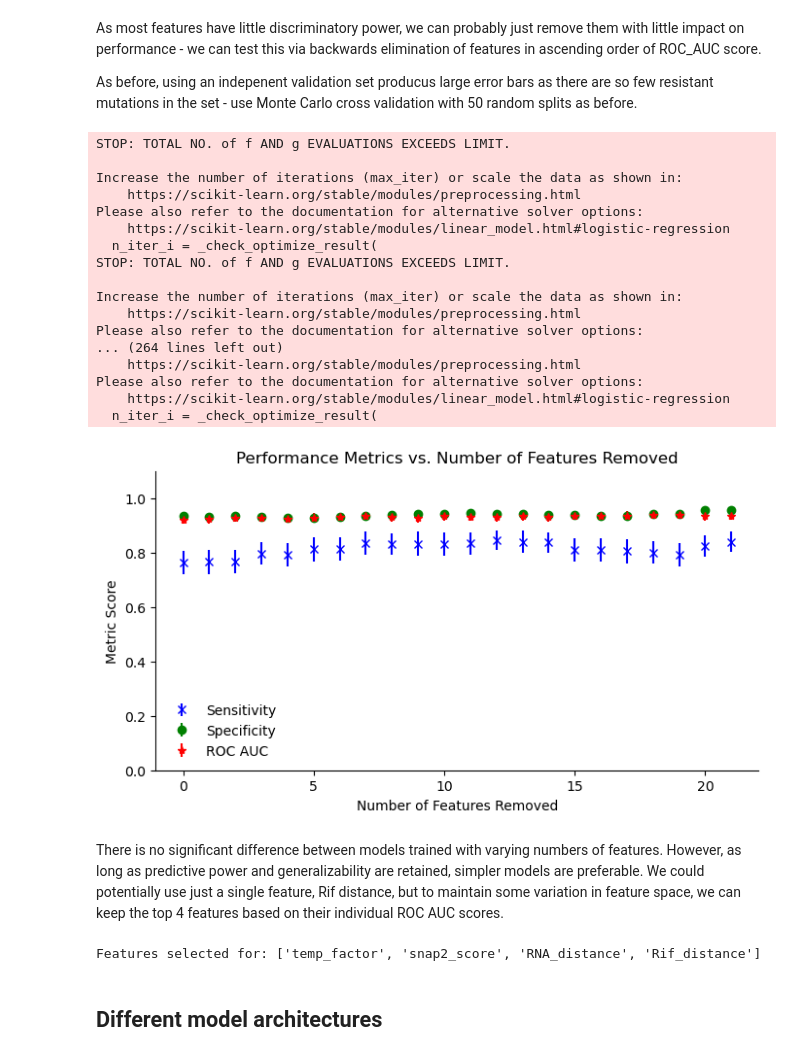
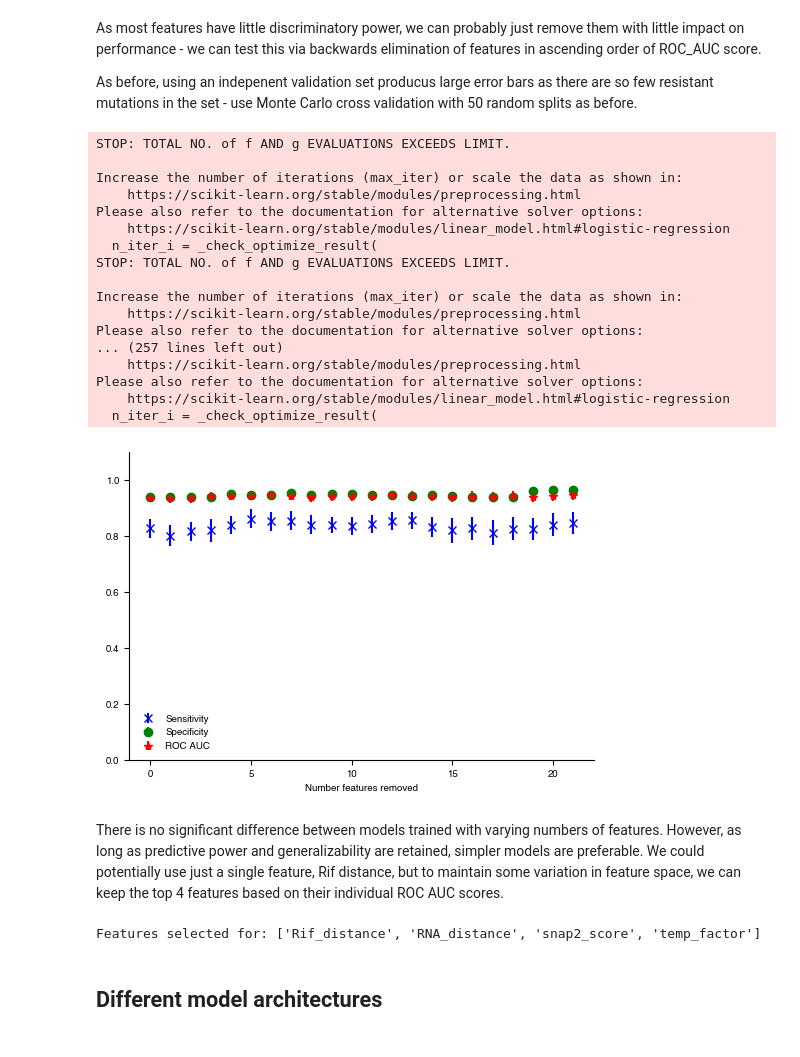
Before and after one commit to fowler-lab/predict-rifampicin-resistance, a Jupyter notebook: Results_2.ipynb, the cells around one changed output. Cells and saved outputs as stored; diff of their text form; code cells hidden in the pictures.

Commit message:
figures

```diff
--- a/Results_2.ipynb
+++ b/Results_2.ipynb
@@ -134,8 +141,7 @@ We will also optimise for recall using scikit learns native parameter optimisati
 # %%
 outputs = {}
 feature_list = data.columns[4:]
-results = {feat: [] for feat in feature_list}
-random_seeds = random.sample(range(1000), 50)  # Generate 50 unique random seeds
+single_feat_results = {feat: [] for feat in feature_list}
 
 # Run the model for each feature and each seed
 for seed in random_seeds:
@@ -145,7 +151,8 @@ for seed in random_seeds:
                         verbose=False, output_plots=False).returning_output(output_plots=False)
         output["seed"] = seed
         output["feature"] = feat
-        results[feat].append(output)
+        single_feat_results[feat].append(output)
 # %%
-utils.plot_metrics_with_ci(results, feature_list, ['Sensitivity', 'Specificity', 'ROC_AUC'], sort_by='ROC_AUC', figsize=(12, 6))
+feature_list = data.columns[4:]
+utils.plot_metrics_with_ci(single_feat_results, feature_list, ['Sensitivity', 'Specificity', 'ROC_AUC'], sort_by='ROC_AUC', figsize=(12, 6))
 # %% [output]
@@ -168,17 +175,16 @@ As most features have little discriminatory power, we can probably just remove t
  As before, using an indepenent validation set producus large error bars as there are so few resistant mutations in the set - use Monte Carlo cross validation with 50 random splits as before.
 # %%
 roc_auc = []
-for feat in results.keys():
-    key_dict = dict(results[feat][0])
+for feat in single_feat_results.keys():
+    key_dict = dict(single_feat_results[feat][0])
     roc_auc.append(key_dict["ROC_AUC"])
 
 sorted_features = sorted(zip(feature_list, roc_auc), key=lambda x: x[1], reverse=False)
 
 sorted_feature_list, sorted_roc_auc = zip(*sorted_features)
 # %%
-random_seeds = random.sample(range(1000), 50)  # Generate 50 unique random seeds
 columns = list(sorted_feature_list) + ['phenotype']
-results = {len(columns) - i - 1: [] for i in range(len(sorted_feature_list))}
+be_results = {len(columns) - i - 1: [] for i in range(len(sorted_feature_list))}
 
 # Run the model for each feature removed and each seed
 for feat in sorted_feature_list:
@@ -196,7 +202,7 @@ for feat in sorted_feature_list:
         )
         output = model.returning_output(output_plots=False)
         temp_results.append(output)
-    results[len(columns)-1].extend(temp_results)
+    be_results[len(columns)-1].extend(temp_results)
     columns.remove(feat)
 # %% [output]
 STOP: TOTAL NO. of f AND g EVALUATIONS EXCEEDS LIMIT.
@@ -211,27 +217,24 @@ STOP: TOTAL NO. of f AND g EVALUATIONS EXCEEDS LIMIT.
 Increase the number of iterations (max_iter) or scale the data as shown in:
     https://scikit-learn.org/stable/modules/preprocessing.html
 Please also refer to the documentation for alternative solver options:
-... (264 lines left out)
+... (257 lines left out)
     https://scikit-learn.org/stable/modules/preprocessing.html
 Please also refer to the documentation for alternative solver options:
     https://scikit-learn.org/stable/modules/linear_model.html#logistic-regression
   n_iter_i = _check_optimize_result(
 # %%
-utils.plot_backwards_elim(results, figsize=(6, 4))
+utils.plot_backwards_elim(be_results, figsize=(6, 4))
 # %% [output]
-[figure, old version]
+[figure, new version]
 # %% [markdown]
 There is no significant difference between models trained with varying numbers of features. However, as long as predictive power and generalizability are retained, simpler models are preferable. We could potentially use just a single feature, Rif distance, but to maintain some variation in feature space, we can keep the top 4 features based on their individual ROC AUC scores.
 # %%
-feature_list = list(sorted_feature_list[-6:])
-feature_list.remove('Mg_distance')
-feature_list.remove('antisense_P_distance')
-
+feature_list = ['Rif_distance', 'RNA_distance', 'snap2_score', 'temp_factor']
 features_and_label = feature_list + ['phenotype']
 
 print ("Features selected for:", feature_list)
 # %% [output]
-Features selected for: ['temp_factor', 'snap2_score', 'RNA_distance', 'Rif_distance']
+Features selected for: ['Rif_distance', 'RNA_distance', 'snap2_score', 'temp_factor']
 # %% [markdown]
 ## Different model architectures
 # %% [markdown]
```
Also changed, not shown: parts of 27 cells of this notebook, 8 other files.
